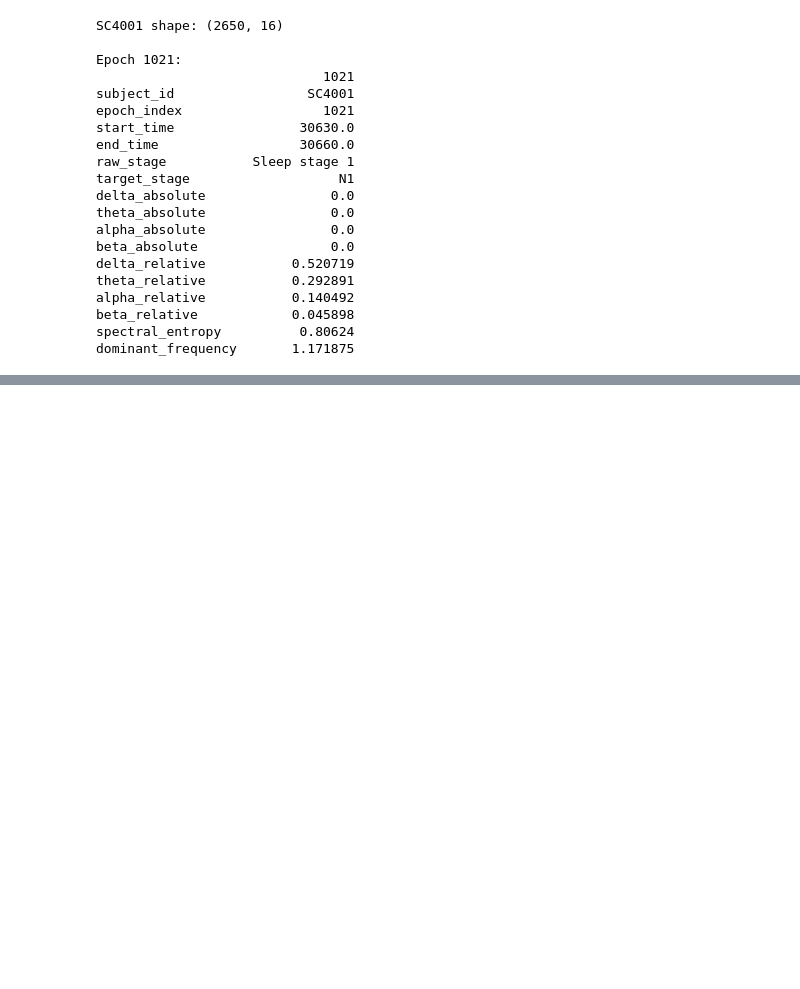
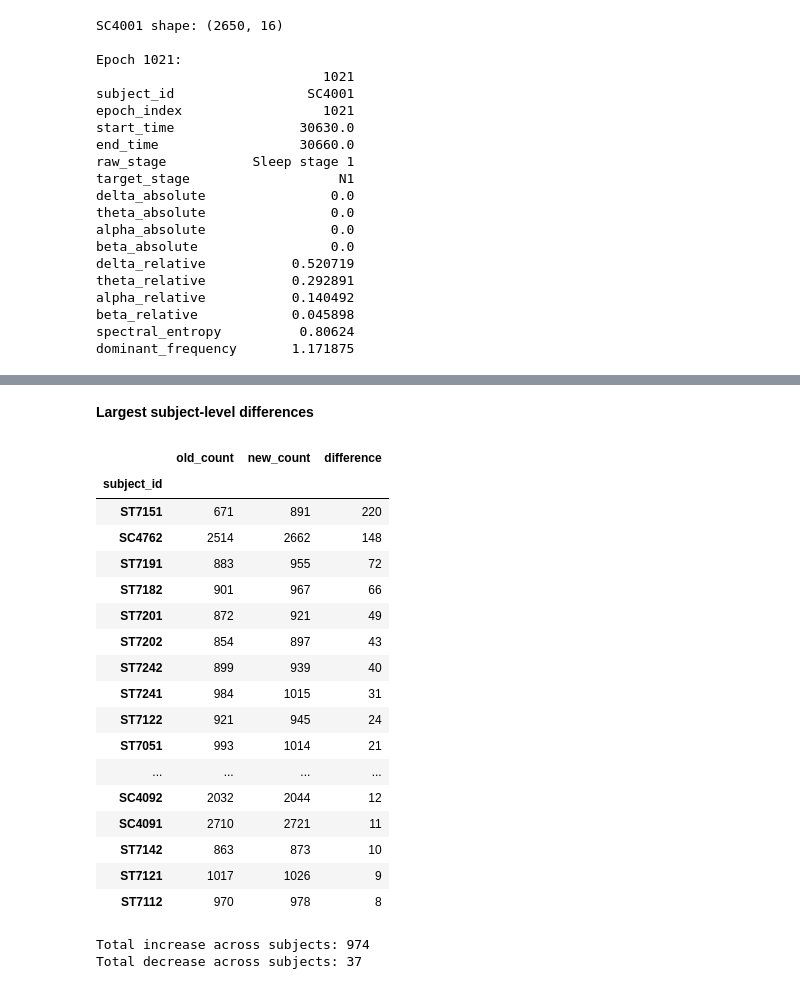
Before and after one commit to ThePral/Sleep-Stage-Prediction, a Jupyter notebook: notebooks/02_dataset_quality_check.ipynb, the cells around one changed output, grey strips where cells are left out. Cells and saved outputs as stored; diff of their text form; code cells hidden in the pictures; blank space fills up the shorter version.

```diff
--- a/notebooks/02_dataset_quality_check.ipynb
+++ b/notebooks/02_dataset_quality_check.ipynb
@@ -1967,0 +2176,50 @@ dominant_frequency       1.171875
+# %% [markdown]
+**Largest subject-level differences**
+# %%
+display(
+    subject_comparison
+    .sort_values(
+        "difference",
+        ascending=False,
+    )
+    .head(20)
+)
+
+print(
+    "\nTotal increase across subjects:",
+    subject_comparison[
+        "difference"
+    ]
+    .clip(lower=0)
+    .sum(),
+)
+
+print(
+    "Total decrease across subjects:",
+    -subject_comparison[
+        "difference"
+    ]
+    .clip(upper=0)
+    .sum(),
+)
+# %% [output]
+|  | old_count | new_count | difference |
+| subject_id |  |  |  |
+| ST7151 | 671 | 891 | 220 |
+| SC4762 | 2514 | 2662 | 148 |
+| ST7191 | 883 | 955 | 72 |
+| ST7182 | 901 | 967 | 66 |
+| ST7201 | 872 | 921 | 49 |
+| ST7202 | 854 | 897 | 43 |
+| ST7242 | 899 | 939 | 40 |
+| ST7241 | 984 | 1015 | 31 |
+| ST7122 | 921 | 945 | 24 |
+| ST7051 | 993 | 1014 | 21 |
+| ... | ... | ... | ... |
+| SC4092 | 2032 | 2044 | 12 |
+| SC4091 | 2710 | 2721 | 11 |
+| ST7142 | 863 | 873 | 10 |
+| ST7121 | 1017 | 1026 | 9 |
+| ST7112 | 970 | 978 | 8 |
+Total increase across subjects: 974
+Total decrease across subjects: 37
```
Also changed, not shown: parts of 49 cells of this notebook, 5 other files.
